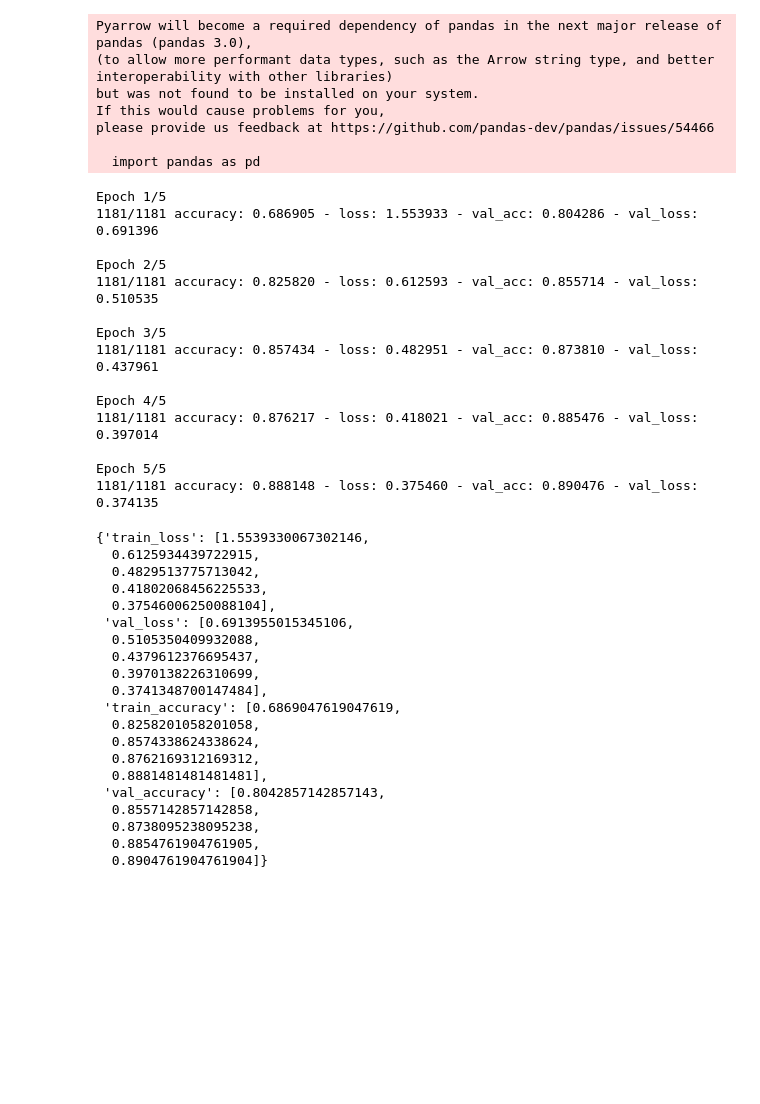
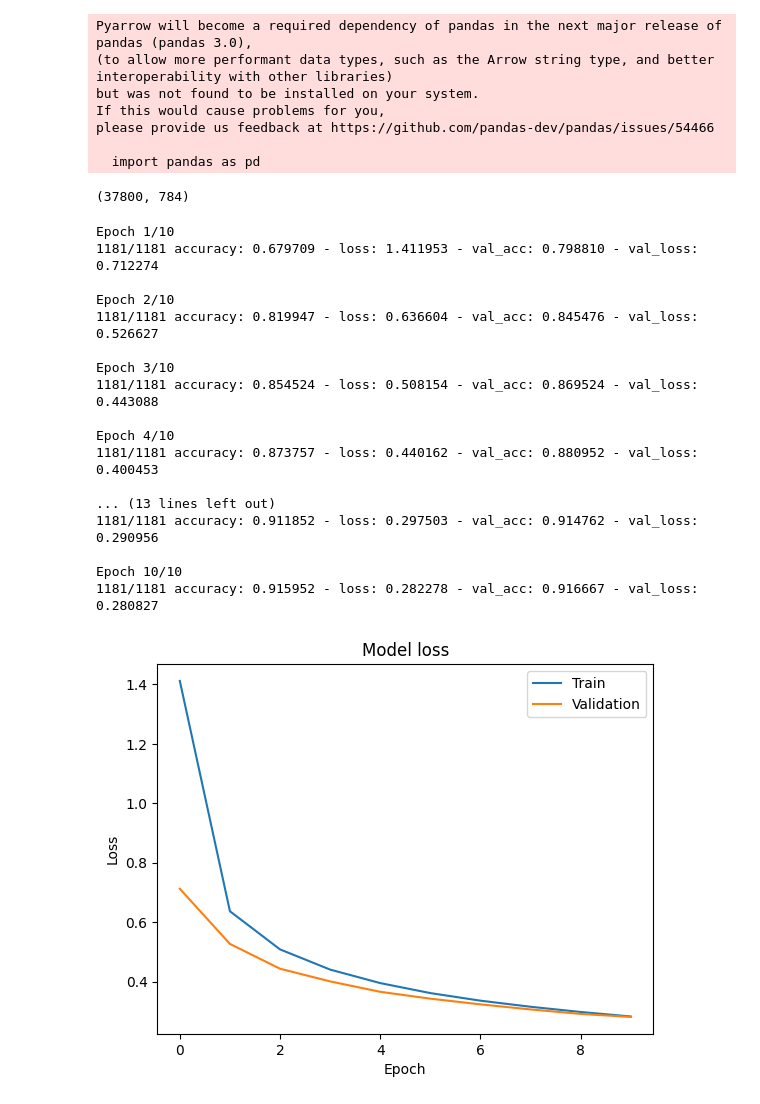
Before and after one commit to themid6t/NeuralNet-Barebones, a Jupyter notebook: nnscratch.ipynb, the cells around one changed output. Cells and saved outputs as stored; diff of their text form; code cells hidden in the pictures; blank space fills up the shorter version.

Commit message:
training curves

```diff
--- a/nnscratch.ipynb
+++ b/nnscratch.ipynb
@@ -25,6 +25,10 @@ split = 0.9
 idx = int(x_data.shape[0] * split)
 trainx, trainy = x_data[:idx]/255., y_data[:idx]
 x_validate, y_validate = x_data[idx:]/255., y_data[idx:]
+# %%
+trainx.shape
+# %% [output]
+(37800, 784)
 # %%
 class NeuralNetwork:
     def __init__(self, layers: list(tuple())) -> None:
@@ -206,7 +210,7 @@ class NeuralNetwork:
 model = NeuralNetwork(
     [
         (784, 'relu'),
-        (256, 'relu'),
+        (128, 'relu'),
         (64, 'relu'),
         (10, 'softmax')
     ]
@@ -214,47 +218,37 @@ model = NeuralNetwork(
 
 history = model.fit(
     trainx, trainy,
-    epochs=5,
+    epochs=10,
     learning_rate=0.1,
     lossFunction='cross_entropy',
     batch_size=32,
     validation_data = (x_validate, y_validate)
 )
 # %% [output]
-Epoch 1/5
-1181/1181 accuracy: 0.686905 - loss: 1.553933 - val_acc: 0.804286 - val_loss: 0.691396
+Epoch 1/10
+1181/1181 accuracy: 0.679709 - loss: 1.411953 - val_acc: 0.798810 - val_loss: 0.712274
 
-Epoch 2/5
-1181/1181 accuracy: 0.825820 - loss: 0.612593 - val_acc: 0.855714 - val_loss: 0.510535
+Epoch 2/10
+1181/1181 accuracy: 0.819947 - loss: 0.636604 - val_acc: 0.845476 - val_loss: 0.526627
 
-Epoch 3/5
-1181/1181 accuracy: 0.857434 - loss: 0.482951 - val_acc: 0.873810 - val_loss: 0.437961
+Epoch 3/10
+1181/1181 accuracy: 0.854524 - loss: 0.508154 - val_acc: 0.869524 - val_loss: 0.443088
 
-Epoch 4/5
-1181/1181 accuracy: 0.876217 - loss: 0.418021 - val_acc: 0.885476 - val_loss: 0.397014
+Epoch 4/10
+1181/1181 accuracy: 0.873757 - loss: 0.440162 - val_acc: 0.880952 - val_loss: 0.400453
 
-Epoch 5/5
-1181/1181 accuracy: 0.888148 - loss: 0.375460 - val_acc: 0.890476 - val_loss: 0.374135
+... (13 lines left out)
+1181/1181 accuracy: 0.911852 - loss: 0.297503 - val_acc: 0.914762 - val_loss: 0.290956
+
+Epoch 10/10
+1181/1181 accuracy: 0.915952 - loss: 0.282278 - val_acc: 0.916667 - val_loss: 0.280827
-# %%
-history
-# %% [output]
-{'train_loss': [1.5539330067302146,
-  0.6125934439722915,
-  0.4829513775713042,
-  0.41802068456225533,
-  0.37546006250088104],
- 'val_loss': [0.6913955015345106,
-  0.5105350409932088,
-  0.4379612376695437,
-  0.3970138226310699,
-  0.3741348700147484],
- 'train_accuracy': [0.6869047619047619,
-  0.8258201058201058,
-  0.8574338624338624,
-  0.8762169312169312,
-  0.8881481481481481],
- 'val_accuracy': [0.8042857142857143,
-  0.8557142857142858,
-  0.8738095238095238,
-  0.8854761904761905,
-  0.8904761904761904]}
+# %%
+plt.plot(history['train_loss'])
+plt.plot(history['val_loss'])
+plt.title('Model loss')
+plt.ylabel('Loss')
+plt.xlabel('Epoch')
+plt.legend(['Train', 'Validation'], loc='best')
+plt.show()
+# %% [output]
+[figure, added]
```
Also changed, not shown: parts of 1 cell of this notebook.
